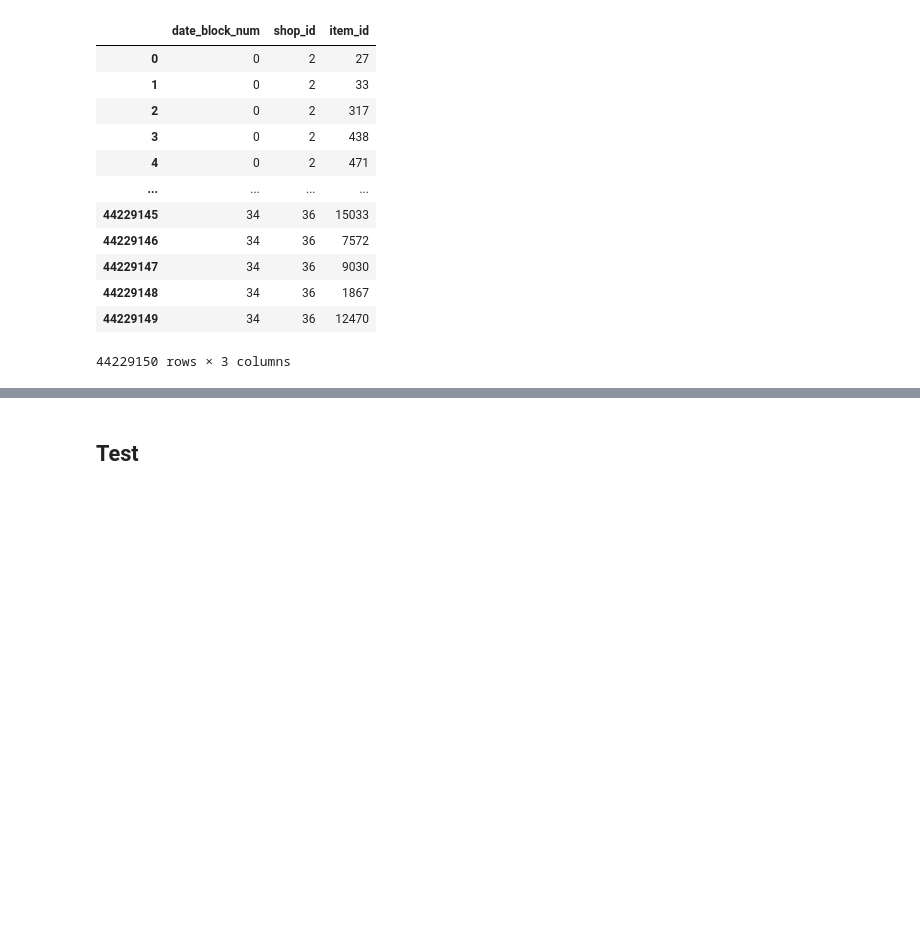
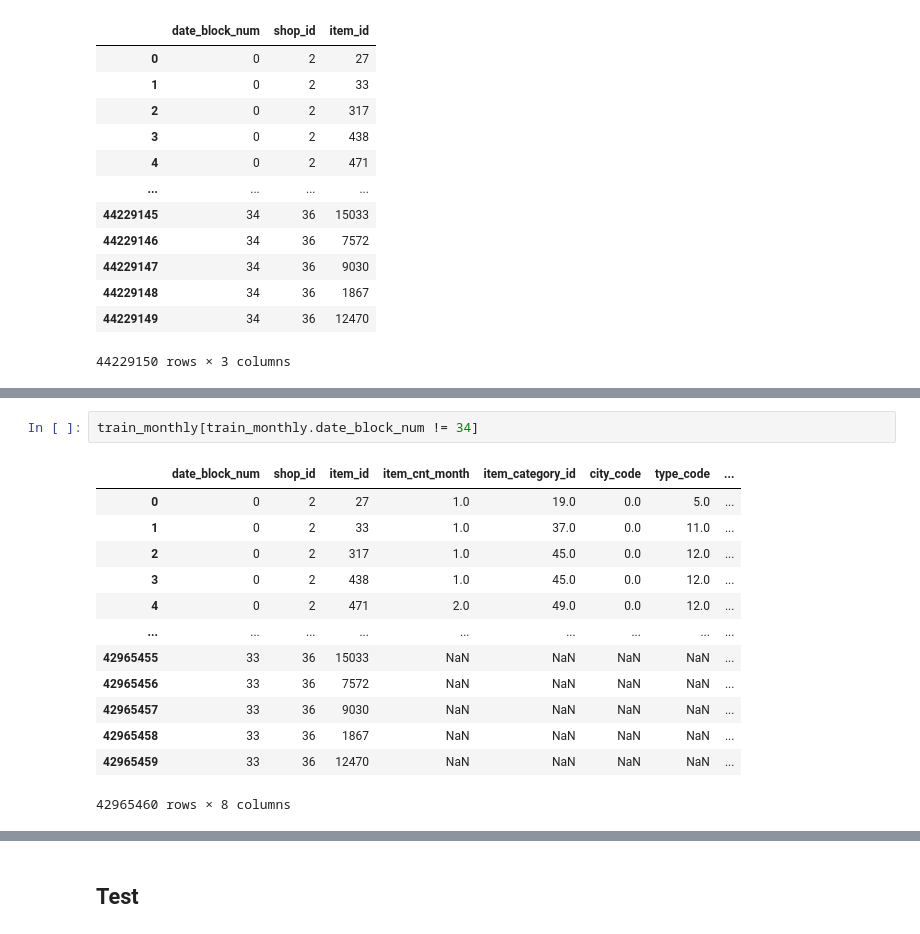
Before and after one commit to kooooyooooo/RussiaShakyo, a Jupyter notebook: 003shakyo_3.ipynb, the cells around one changed output, grey strips where cells are left out. Saved outputs shown, nothing was run; the diff lists cells and outputs as text; blank space fills up the shorter version.

```diff
--- a/shakyo_3.ipynb
+++ b/003shakyo_3.ipynb
@@ -122,0 +133,16 @@ train_monthly
+# %%
+train_monthly[train_monthly.date_block_num != 34]
+# %% [output]
+|  | date_block_num | shop_id | item_id | item_cnt_month | item_category_id | city_code | type_code | ... |
+| 0 | 0 | 2 | 27 | 1.0 | 19.0 | 0.0 | 5.0 | ... |
+| 1 | 0 | 2 | 33 | 1.0 | 37.0 | 0.0 | 11.0 | ... |
+| 2 | 0 | 2 | 317 | 1.0 | 45.0 | 0.0 | 12.0 | ... |
+| 3 | 0 | 2 | 438 | 1.0 | 45.0 | 0.0 | 12.0 | ... |
+| 4 | 0 | 2 | 471 | 2.0 | 49.0 | 0.0 | 12.0 | ... |
+| ... | ... | ... | ... | ... | ... | ... | ... | ... |
+| 42965455 | 33 | 36 | 15033 | NaN | NaN | NaN | NaN | ... |
+| 42965456 | 33 | 36 | 7572 | NaN | NaN | NaN | NaN | ... |
+| 42965457 | 33 | 36 | 9030 | NaN | NaN | NaN | NaN | ... |
+| 42965458 | 33 | 36 | 1867 | NaN | NaN | NaN | NaN | ... |
+| 42965459 | 33 | 36 | 12470 | NaN | NaN | NaN | NaN | ... |
+42965460 rows × 8 columns
```
Also changed, not shown: parts of 12 cells of this notebook, 3 other files.
